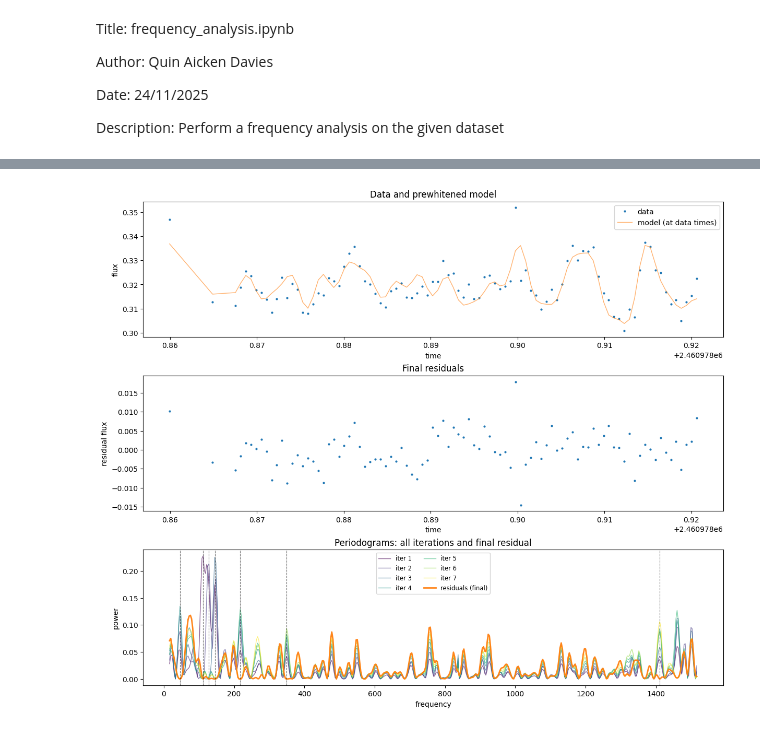
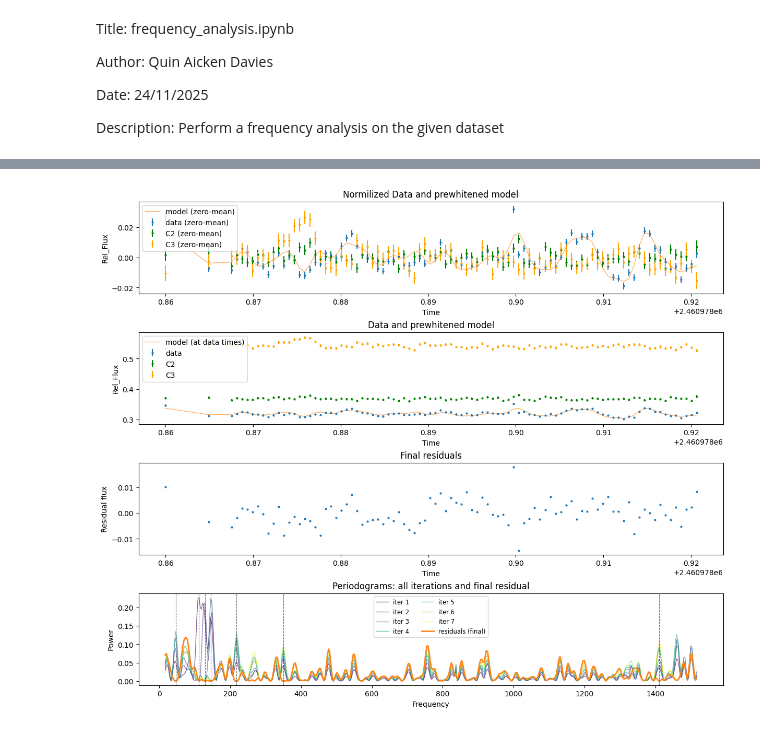
Before and after one commit to qai11/Summer_Project, a Jupyter notebook: Reduction Code/Frequency_analysis.ipynb, the cells around one changed output, grey strips where cells are left out. Cells and saved outputs as stored; diff of their text form; code cells hidden in the pictures.

Commit message:
addition of comparison stars and magnitude comparisons

```diff
--- a/Reduction Code/Frequency_analysis.ipynb
+++ b/Reduction Code/Frequency_analysis.ipynb
@@ -198,7 +251,7 @@ for it in range(n_iter):
     # subtract component
     residual = residual - comp_model
 
-    print(f"iter {it+1}: f = {f_peak:.6f}  period = {1.0/f_peak:.6f}  amp = {np.hypot(a,b):.5g}  offset = {c:.5g}")
+    print(f"iter {it+1}: f = {f_peak:.6f}  period = {1.0/f_peak:.6f} (1/d) amp = {np.hypot(a,b):.5g}  offset = {c:.5g}")
 
 # final combined fit using the found frequencies (fit all at once to original data)
 if len(found_freqs) == 0:
@@ -243,40 +296,73 @@ df_comp['offset'] = offset
 print(df_comp)
 
 """plots: data vs model, residuals, periodograms before/after"""
-fig, axes = plt.subplots(3, 1, figsize=(12, 10), constrained_layout=True)
+fig, axes = plt.subplots(4, 1, figsize=(12, 10), constrained_layout=True)
 
-# subplot 1: data + model
-axes[0].plot(t, y, '.', ms=4, label='data')
-axes[0].plot(t, model_total, '-', lw=1.0, alpha=0.6, label='model (at data times)')
-axes[0].set_xlabel('time')
-axes[0].set_ylabel('flux')
+"""Plots normilized fluxes against time"""
+# center fluxes on zero for easier comparison
+data_centered = y - np.nanmean(y)
+c2_centered = np.asarray(zz_Psc_flux_C2, dtype=float) - np.nanmean(zz_Psc_flux_C2)
+c3_centered = np.asarray(zz_Psc_flux_C3, dtype=float) - np.nanmean(zz_Psc_flux_C3)
+
+# normalize/center the model to the same baseline as the data
+model_at_data = np.asarray(model_total, dtype=float)
+model_centered = model_at_data - np.nanmean(model_at_data)
+
+# optional: scale model amplitude to match data std (uncomment if desired)
+# data_std = np.nanstd(data_centered)
+# model_std = np.nanstd(model_centered)
+# if model_std > 0:
+#     model_centered = model_centered * (data_std / model_std)
+
+axes[0].errorbar(t, data_centered, yerr=np.asarray(zz_Psc_flux_err, dtype=float)[mask],
+                 fmt='.', ms=4, label='data (zero-mean)')
+axes[0].errorbar(t, c2_centered, yerr=np.asarray(zz_Psc_flux_err_C2, dtype=float)[mask],
+                 color='green', label='C2 (zero-mean)', fmt='.', ms=4)
+axes[0].errorbar(t, c3_centered, yerr=np.asarray(zz_Psc_flux_err_C3, dtype=float)[mask],
+                 color='orange', label='C3 (zero-mean)', fmt='.', ms=4)
+axes[0].plot(t, model_centered, '-', lw=1.0, alpha=0.6, label='model (zero-mean)')
+
+axes[0].set_xlabel('Time')
+axes[0].set_ylabel('Rel_Flux')
 axes[0].legend()
-axes[0].set_title('Data and prewhitened model')
+axes[0].set_title('Normilized Data and prewhitened model')
 
-# subplot 2: residuals
-axes[1].plot(t, residual_final, '.', ms=4)
-axes[1].set_xlabel('time')
-axes[1].set_ylabel('residual flux')
-axes[1].set_title('Final residuals')
+# subplot 2: data + model
+"""Plots non normilized fluxes against time"""
+axes[1].errorbar(t, y, yerr=np.asarray(zz_Psc_flux_err, dtype=float)[mask], fmt='.', ms=4, label='data')
+axes[1].errorbar(t,zz_Psc_flux_C2, yerr=np.asarray(zz_Psc_flux_err_C2, dtype=float)[mask], color='green', label='C2', fmt='.', ms=4)
+axes[1].errorbar(t,zz_Psc_flux_C3, yerr=np.asarray(zz_Psc_flux_err_C3, dtype=float)[mask], color='orange', label='C3', fmt='.', ms=4)
+axes[1].plot(t, model_total, '-', lw=1.0, alpha=0.6, label='model (at data times)')
+axes[1].set_xlabel('Time')
+axes[1].set_ylabel('Rel_Flux')
+axes[1].legend()
+axes[1].set_title('Data and prewhitened model')
 
-# subplot 3: periodograms (all iterations + final)
+
+# subplot 3: residuals
+axes[2].plot(t, residual_final, '.', ms=4)
+axes[2].set_xlabel('Time')
+axes[2].set_ylabel('Residual flux')
+axes[2].set_title('Final residuals')
+
+# subplot 4: periodograms (all iterations + final)
 N = len(periodograms)
 if N == 0:
-    axes[2].text(0.5, 0.5, 'no periodograms recorded', ha='center')
+    axes[3].text(0.5, 0.5, 'no periodograms recorded', ha='center')
 else:
     cmap = plt.cm.viridis
     colors = cmap(np.linspace(0, 1, N))
     for i, (f_i, p_i) in enumerate(periodograms):
-        axes[2].plot(f_i, p_i, color=colors[i], alpha=0.6, lw=1.0, label=f'iter {i+1}')
+        axes[3].plot(f_i, p_i, color=colors[i], alpha=0.6, lw=1.0, label=f'iter {i+1}')
     ls_final = LombScargle(t, residual_final, normalization='standard')
     freq_r, power_r = ls_final.autopower(nyquist_factor=2, minimum_frequency=1.0 / baseline)
-    axes[2].plot(freq_r, power_r, color='C1', lw=2.0, alpha=0.95, label='residuals (final)')
+    axes[3].plot(freq_r, power_r, color='C1', lw=2.0, alpha=0.95, label='residuals (final)')
     for ff in found_freqs:
-        axes[2].axvline(ff, color='k', ls='--', lw=0.8, alpha=0.6)
-    axes[2].set_xlabel('frequency')
-    axes[2].set_ylabel('power')
-    axes[2].legend(ncol=2, fontsize='small')
-    axes[2].set_title('Periodograms: all iterations and final residual')
+        axes[3].axvline(ff, color='k', ls='--', lw=0.8, alpha=0.6)
+    axes[3].set_xlabel('Frequency')
+    axes[3].set_ylabel('Power')
+    axes[3].legend(ncol=2, fontsize='small')
+    axes[3].set_title('Periodograms: all iterations and final residual')
 
 # save final arrays
 # np.savetxt('model_vs_time.txt', np.column_stack([t, y, model_total, residual_final]),
@@ -309,9 +395,9 @@ iter 7: f = 1410.911488  period = 0.000709  amp = 0.0022711  offset = -2.2259e-0
      frequency    period         a         b  amplitude  phase_rad    offset
 0   112.081754  0.008922 -0.002217 -0.005367   0.005807  -1.962520  0.319997
 1   128.564365  0.007778 -0.002191  0.004698   0.005184   2.007204  0.319997
 2   145.046975  0.006894  0.004381  0.000898   0.004472   0.202068  0.319997
 3    46.151310  0.021668  0.002300  0.001905   0.002987   0.691867  0.319997
 4   217.570463  0.004596  0.002612 -0.000616   0.002684  -0.231769  0.319997
 5   349.431350  0.002862  0.000037 -0.002365   0.002365  -1.554972  0.319997
 6  1410.911488  0.000709  0.000358  0.002311   0.002339   1.417220  0.319997
-[figure, old version]
+[figure, new version]
```
Also changed, not shown: parts of 4 cells of this notebook, 2 other files.
